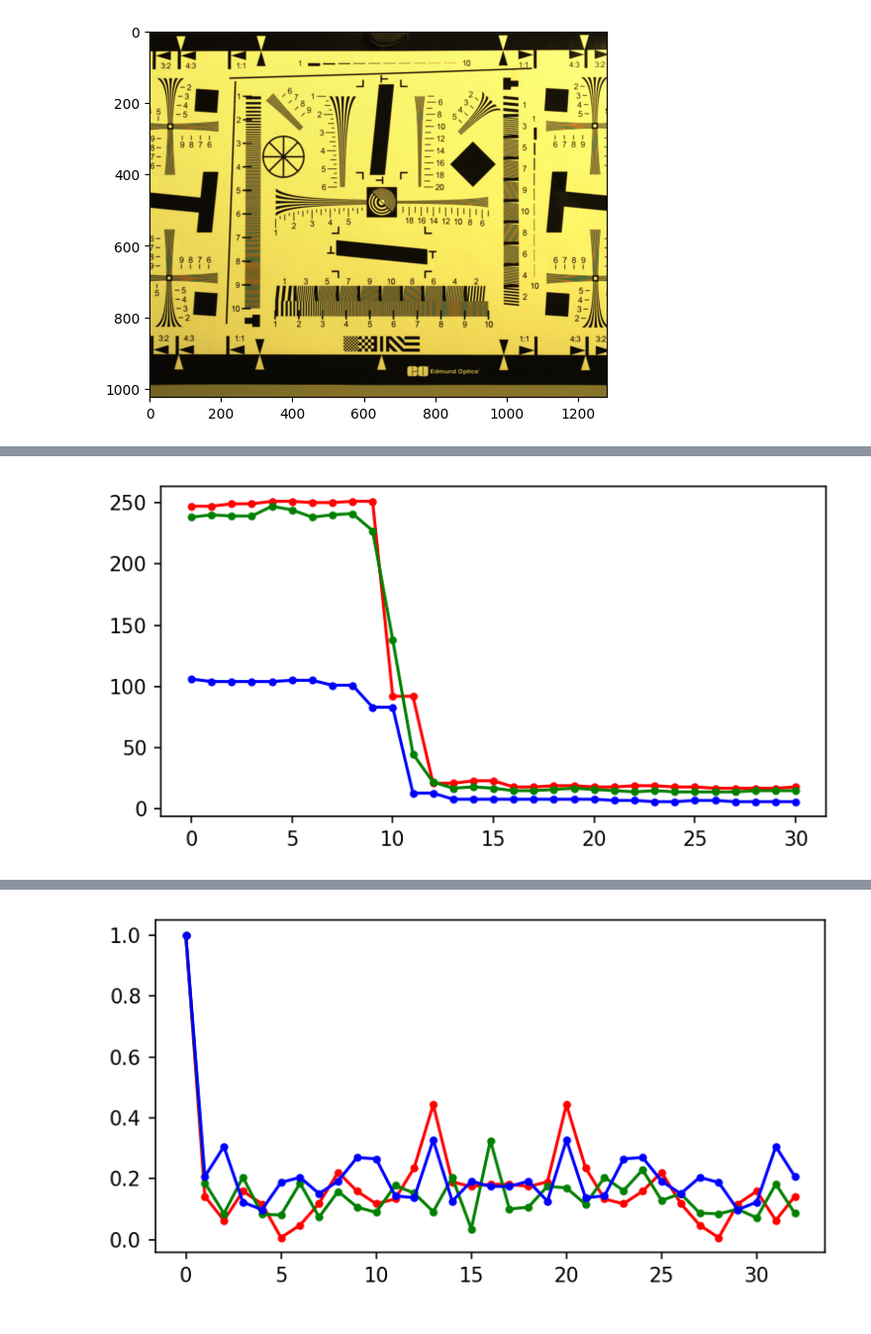
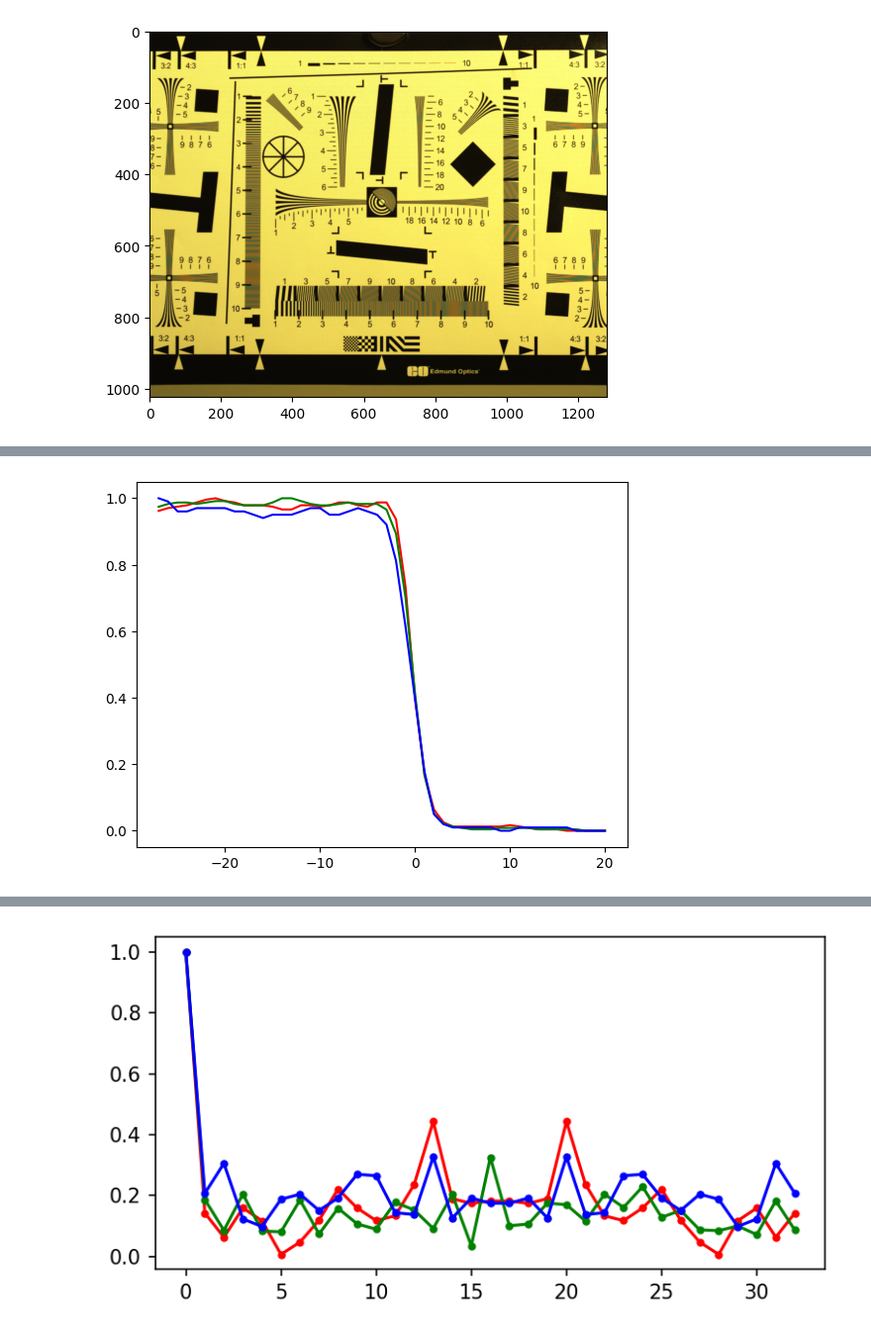
Before and after one commit to kennethmleo/Physics301-Optical-Payload-Characterization, a Jupyter notebook: Activity 06 - Abberation Measurement/Activity_06_Chromatic Abberation.ipynb, the cells around one changed output, grey strips where cells are left out. Shown at 99% size. Drawn from its saved outputs; the diff is of its cells as text; code cells hidden in the pictures.

```diff
--- a/Activity 06 - Abberation Measurement/Activity_06_Chromatic Abberation.ipynb
+++ b/Activity 06 - Abberation Measurement/Activity_06_Chromatic Abberation.ipynb
@@ -40,14 +48,0 @@ ROI_B = ROI[:,:,2]
-# %%
-ROI_SFR_R = ROI_R[len(ROI_R)//2]
-ROI_SFR_G = ROI_G[len(ROI_G)//2]
-ROI_SFR_B = ROI_B[len(ROI_B)//2]
-
-x_SFR = np.arange(0, len(ROI_SFR_R))
-plt.figure(figsize = (6,3), dpi = 150, facecolor=None)
-plt.plot(x_SFR, ROI_SFR_R, 'r.-', label = 'Red channel SFR')
-plt.plot(x_SFR, ROI_SFR_G, 'g.-', label = 'Green channel SFR')
-plt.plot(x_SFR, ROI_SFR_B, 'b.-', label = 'Blue channel SFR')
-
-plt.show()
-# %% [output]
-[figure, removed]
@@ -53,0 +88,9 @@ plt.show()
+# %%
+x, r_norm, g_norm, b_norm = normalize_smooth_signal(ROI_SFR_R, ROI_SFR_G, ROI_SFR_B)
+# %%
+plt.plot(x, r_norm, color = 'red')
+plt.plot(x, g_norm, color = 'green')
+plt.plot(x, b_norm, color = 'blue')
+plt.show()
+# %% [output]
+[figure, added]
```
Also changed, not shown: parts of 6 cells of this notebook, 2 other files.
